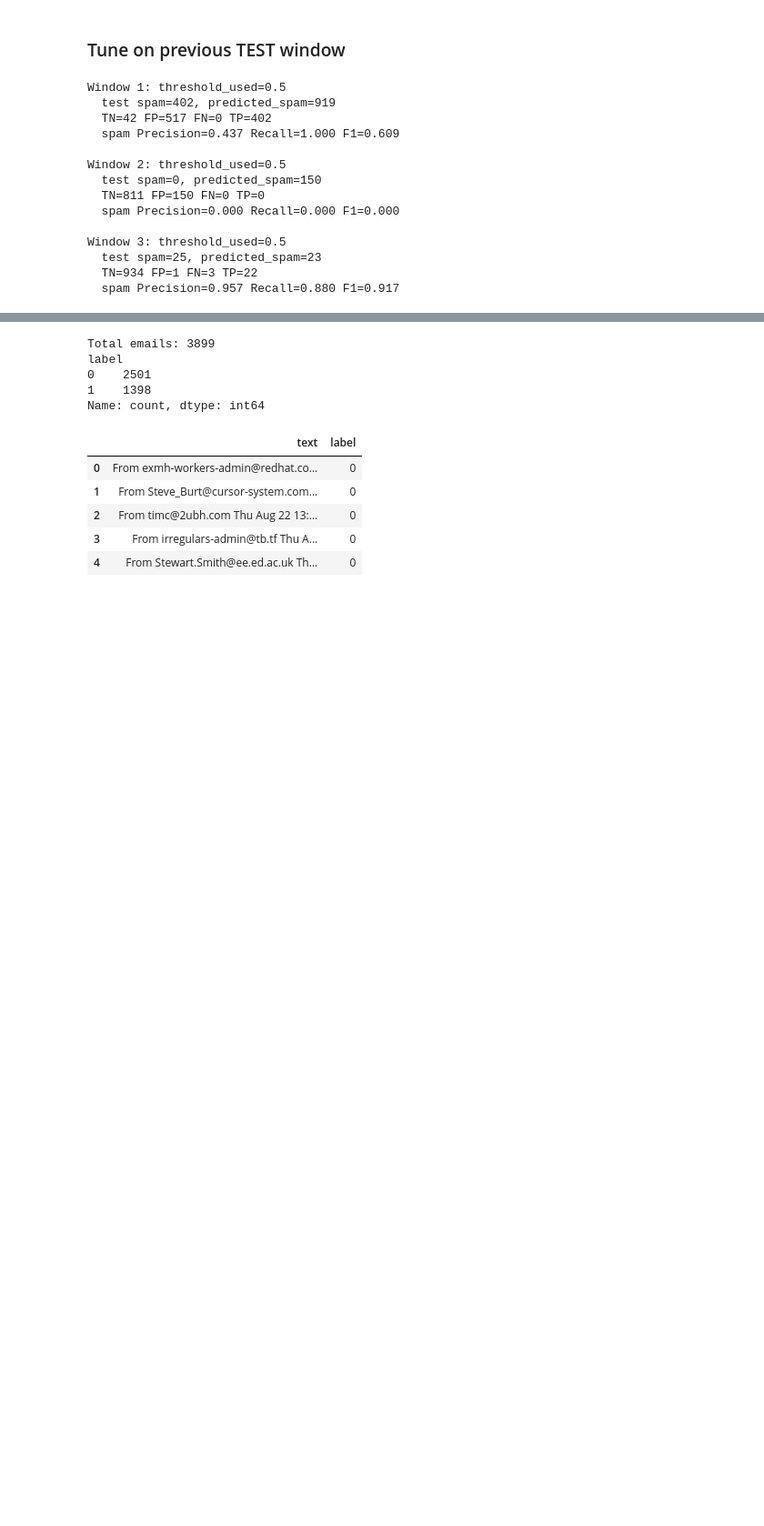
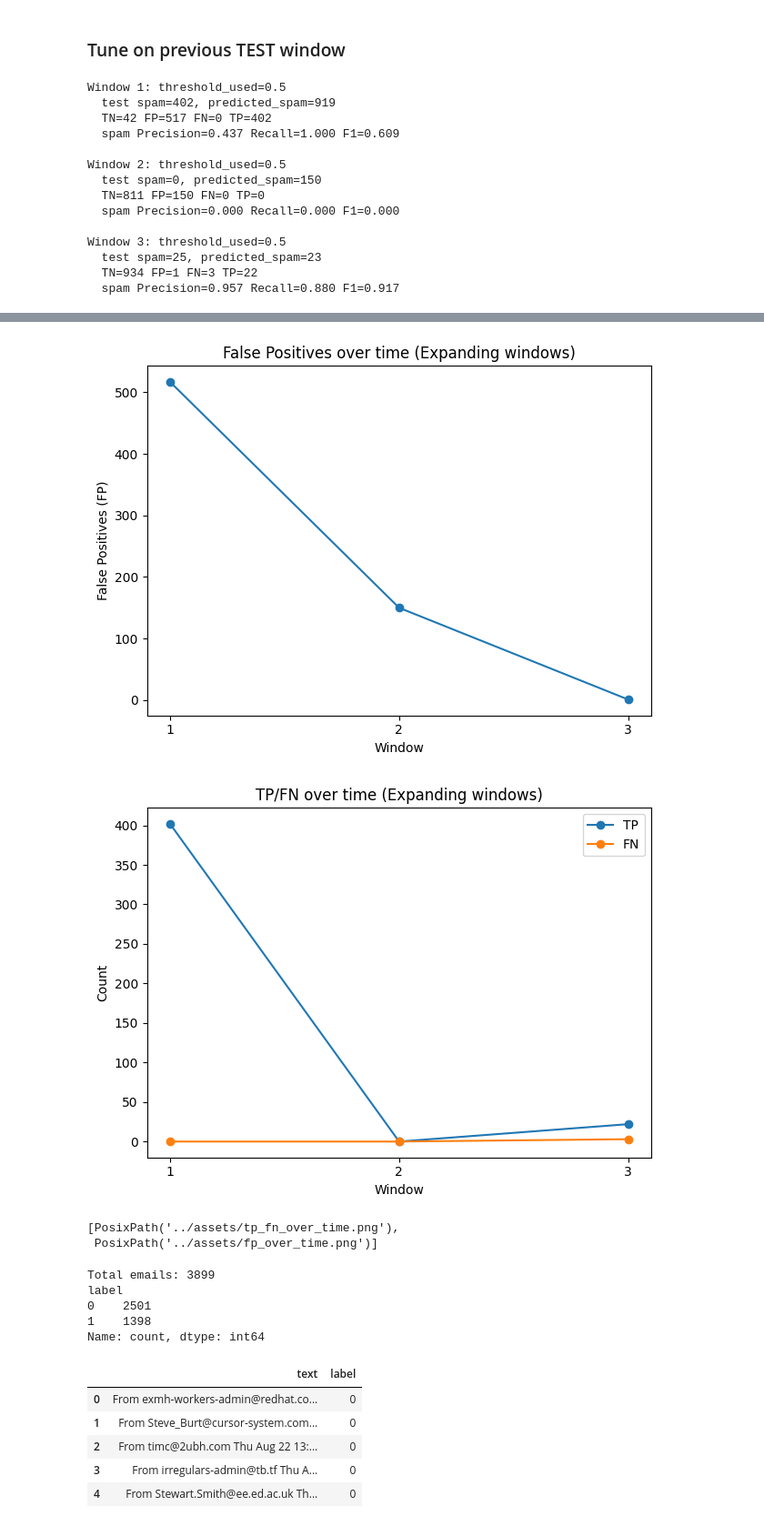
Before and after one commit to GaneshPokharel-tech/email-spam-detection, a Jupyter notebook: notebooks/01_data_load_and_split.ipynb, the cells around one changed output, grey strips where cells are left out. Shown at 91% size. Cells and saved outputs as stored; diff of their text form; code cells hidden in the pictures; blank space fills up the shorter version.

```diff
--- a/notebooks/01_data_load_and_split.ipynb
+++ b/notebooks/01_data_load_and_split.ipynb
@@ -552,3 +580,37 @@ Window 3: threshold_used=0.5
+# %%
+assets = Path("../assets")
+assets.mkdir(exist_ok=True)
+
+# FP plot
+plt.figure()
+plt.plot([1,2,3], [517,150,1], marker="o")
+plt.xticks([1,2,3])
+plt.xlabel("Window")
+plt.ylabel("False Positives (FP)")
+plt.title("False Positives over time (Expanding windows)")
+plt.tight_layout()
+plt.savefig(assets / "fp_over_time.png", dpi=200)
+plt.show()
+
+# TP/FN plot
+plt.figure()
+plt.plot([1,2,3], [402,0,22], marker="o", label="TP")
+plt.plot([1,2,3], [0,0,3], marker="o", label="FN")
+plt.xticks([1,2,3])
+plt.xlabel("Window")
+plt.ylabel("Count")
+plt.title("TP/FN over time (Expanding windows)")
+plt.legend()
+plt.tight_layout()
+plt.savefig(assets / "tp_fn_over_time.png", dpi=200)
+plt.show()
+
+list(assets.iterdir())
+# %% [output]
+[figure, added]
+[figure, added]
+[PosixPath('../assets/tp_fn_over_time.png'),
+ PosixPath('../assets/fp_over_time.png')]
 # %%
 def read_emails_from_folder(folder_path: Path, label: int, max_files: int | None = None):
     """Read raw email files and return list of dicts with text + label."""
```
Also changed, not shown: parts of 1 cell of this notebook, 2 other files.
